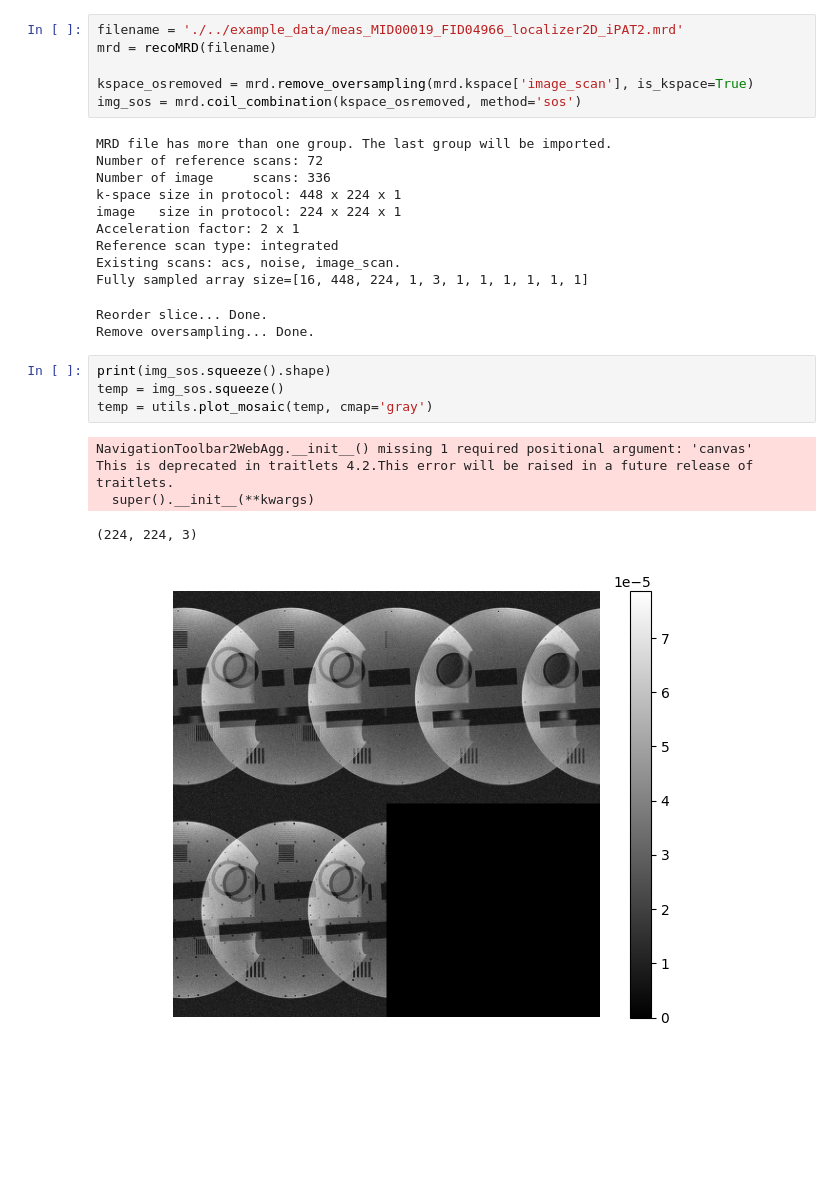
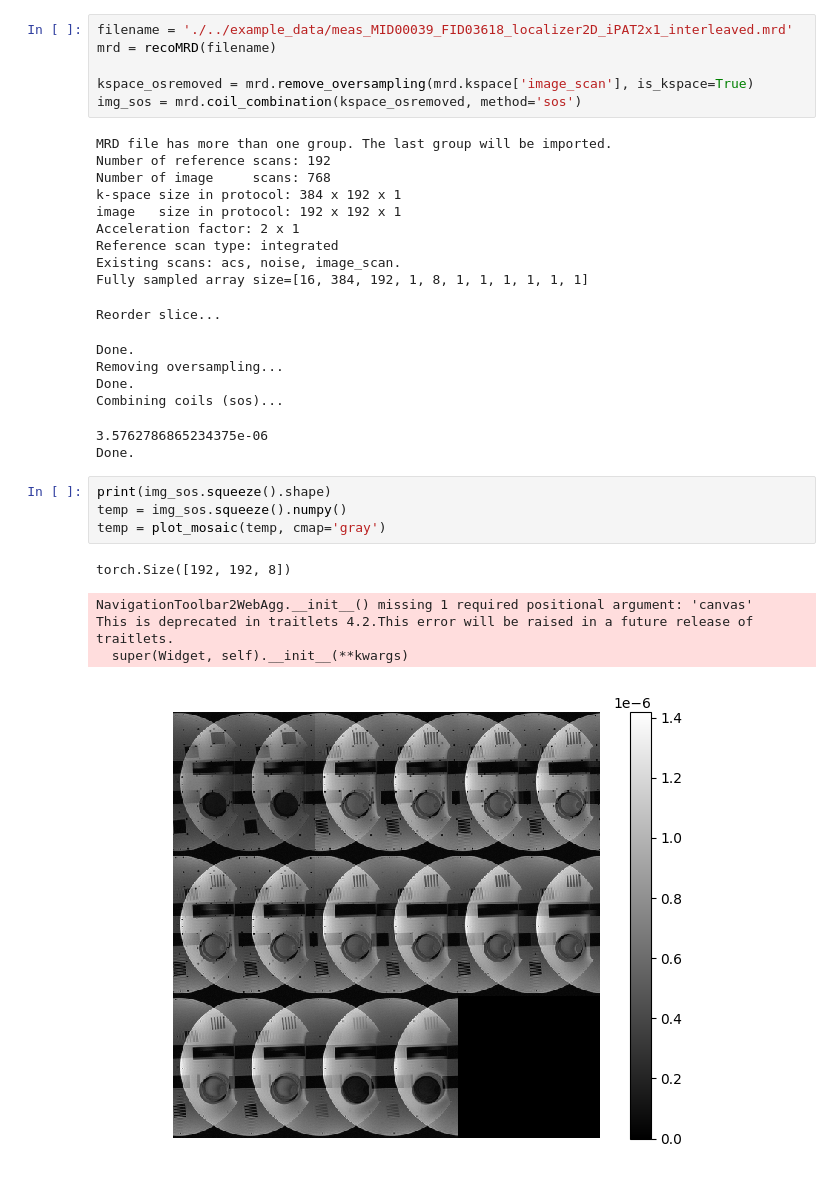
Before and after one commit to aghaeifar/recoMRD, a Jupyter notebook: examples/parallel_imaging_2D.ipynb, the cells around one changed output. Cells and saved outputs as stored; diff of their text form; blank space fills up the shorter version.

```diff
--- a/examples/parallel_imaging_2D.ipynb
+++ b/examples/parallel_imaging_2D.ipynb
@@ -11,30 +50,35 @@ from bart import bart
 # %%
-filename = './../example_data/meas_MID00019_FID04966_localizer2D_iPAT2.mrd'
+filename = './../example_data/meas_MID00039_FID03618_localizer2D_iPAT2x1_interleaved.mrd'
 mrd = recoMRD(filename)
 
 kspace_osremoved = mrd.remove_oversampling(mrd.kspace['image_scan'], is_kspace=True)
 img_sos = mrd.coil_combination(kspace_osremoved, method='sos')
 # %% [output]
 MRD file has more than one group. The last group will be imported.
-Number of reference scans: 72
-Number of image     scans: 336
-k-space size in protocol: 448 x 224 x 1
-image   size in protocol: 224 x 224 x 1
+Number of reference scans: 192
+Number of image     scans: 768
+k-space size in protocol: 384 x 192 x 1
+image   size in protocol: 192 x 192 x 1
 Acceleration factor: 2 x 1
 Reference scan type: integrated
 Existing scans: acs, noise, image_scan.
-Fully sampled array size=[16, 448, 224, 1, 3, 1, 1, 1, 1, 1, 1]
+Fully sampled array size=[16, 384, 192, 1, 8, 1, 1, 1, 1, 1, 1]
-Reorder slice... Done.
-Remove oversampling... Done.
+Reorder slice...
+Done.
+Removing oversampling...
+Done.
+Combining coils (sos)...
+3.5762786865234375e-06
+Done.
 # %%
 print(img_sos.squeeze().shape)
-temp = img_sos.squeeze()
-temp = utils.plot_mosaic(temp, cmap='gray')
+temp = img_sos.squeeze().numpy()
+temp = plot_mosaic(temp, cmap='gray')
 # %% [output]
-NavigationToolbar2WebAgg.__init__() missing 1 required positional argument: 'canvas'
-This is deprecated in traitlets 4.2.This error will be raised in a future release of traitlets.
-  super().__init__(**kwargs)
+torch.Size([192, 192, 8])
-(224, 224, 3)
+NavigationToolbar2WebAgg.__init__() missing 1 required positional argument: 'canvas'
+This is deprecated in traitlets 4.2.This error will be raised in a future release of traitlets.
+  super(Widget, self).__init__(**kwargs)
-[figure, old version]
+[figure, new version]
 # %%
 # show sampling pattern
```
Also changed, not shown: parts of 9 cells of this notebook, 1 other file.
